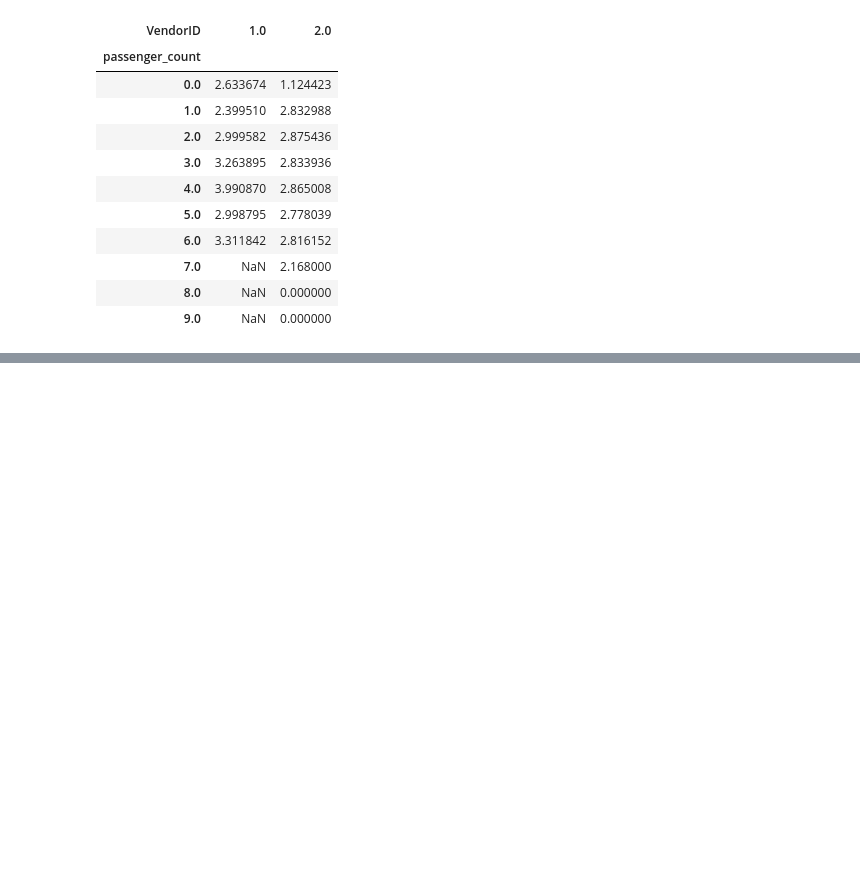
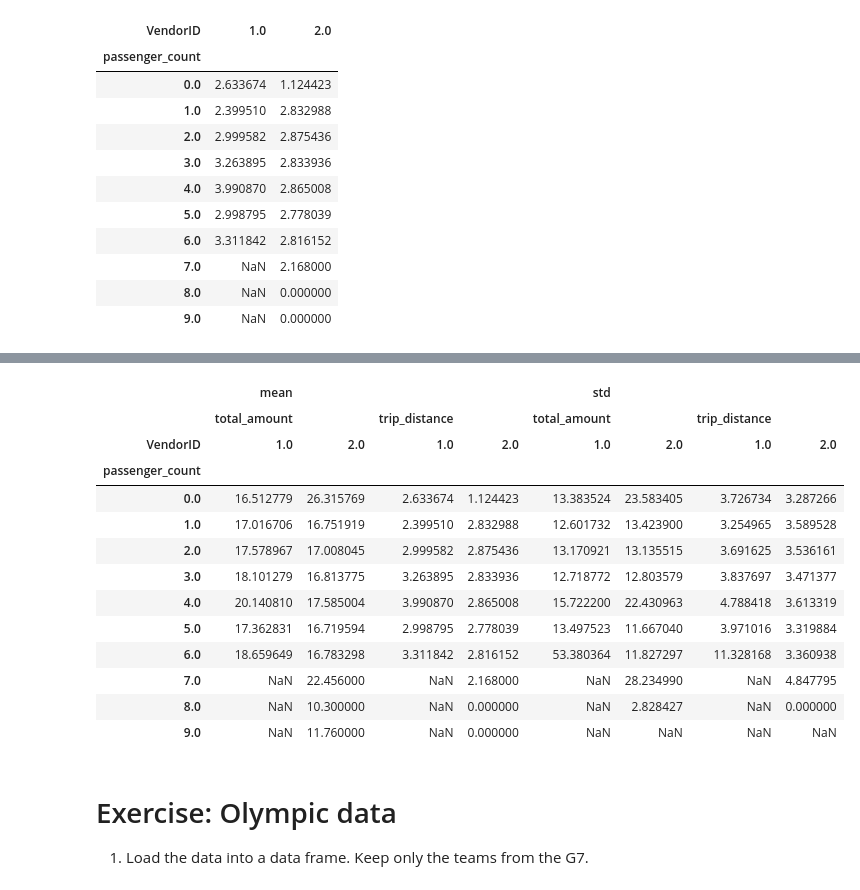
Before and after one commit to opagani/2024-08Aug-21-grouping, a Jupyter notebook: LernerPython - 2024-08Aug-21-grouping.ipynb, the cells around one changed output, grey strips where cells are left out. Saved outputs shown, nothing was run; the diff lists cells and outputs as text; code cells hidden in the pictures; blank space fills up the shorter version.

```diff
--- a/LernerPython - 2024-08Aug-21-grouping.ipynb
+++ b/LernerPython - 2024-08Aug-21-grouping.ipynb
@@ -751,0 +773,24 @@ df.pivot_table(columns='VendorID',
+# %%
+df.pivot_table(columns='VendorID',
+              index='passenger_count',
+              values=['trip_distance', 'total_amount'],
+              aggfunc=['mean', 'std'])
+# %% [output]
+|  | mean |  |  |  | std |  |  |  |
+|  | total_amount |  | trip_distance |  | total_amount |  | trip_distance |  |
+| VendorID | 1.0 | 2.0 | 1.0 | 2.0 | 1.0 | 2.0 | 1.0 | 2.0 |
+| passenger_count |  |  |  |  |  |  |  |  |
+| 0.0 | 16.512779 | 26.315769 | 2.633674 | 1.124423 | 13.383524 | 23.583405 | 3.726734 | 3.287266 |
+| 1.0 | 17.016706 | 16.751919 | 2.399510 | 2.832988 | 12.601732 | 13.423900 | 3.254965 | 3.589528 |
+| 2.0 | 17.578967 | 17.008045 | 2.999582 | 2.875436 | 13.170921 | 13.135515 | 3.691625 | 3.536161 |
+| 3.0 | 18.101279 | 16.813775 | 3.263895 | 2.833936 | 12.718772 | 12.803579 | 3.837697 | 3.471377 |
+| 4.0 | 20.140810 | 17.585004 | 3.990870 | 2.865008 | 15.722200 | 22.430963 | 4.788418 | 3.613319 |
+| 5.0 | 17.362831 | 16.719594 | 2.998795 | 2.778039 | 13.497523 | 11.667040 | 3.971016 | 3.319884 |
+| 6.0 | 18.659649 | 16.783298 | 3.311842 | 2.816152 | 53.380364 | 11.827297 | 11.328168 | 3.360938 |
+| 7.0 | NaN | 22.456000 | NaN | 2.168000 | NaN | 28.234990 | NaN | 4.847795 |
+| 8.0 | NaN | 10.300000 | NaN | 0.000000 | NaN | 2.828427 | NaN | 0.000000 |
+| 9.0 | NaN | 11.760000 | NaN | 0.000000 | NaN | NaN | NaN | NaN |
+# %% [markdown]
+# Exercise: Olympic data
+
+1. Load the data into a data frame. Keep only the teams from the G7.
```
Also changed, not shown: parts of 1 cell of this notebook.
